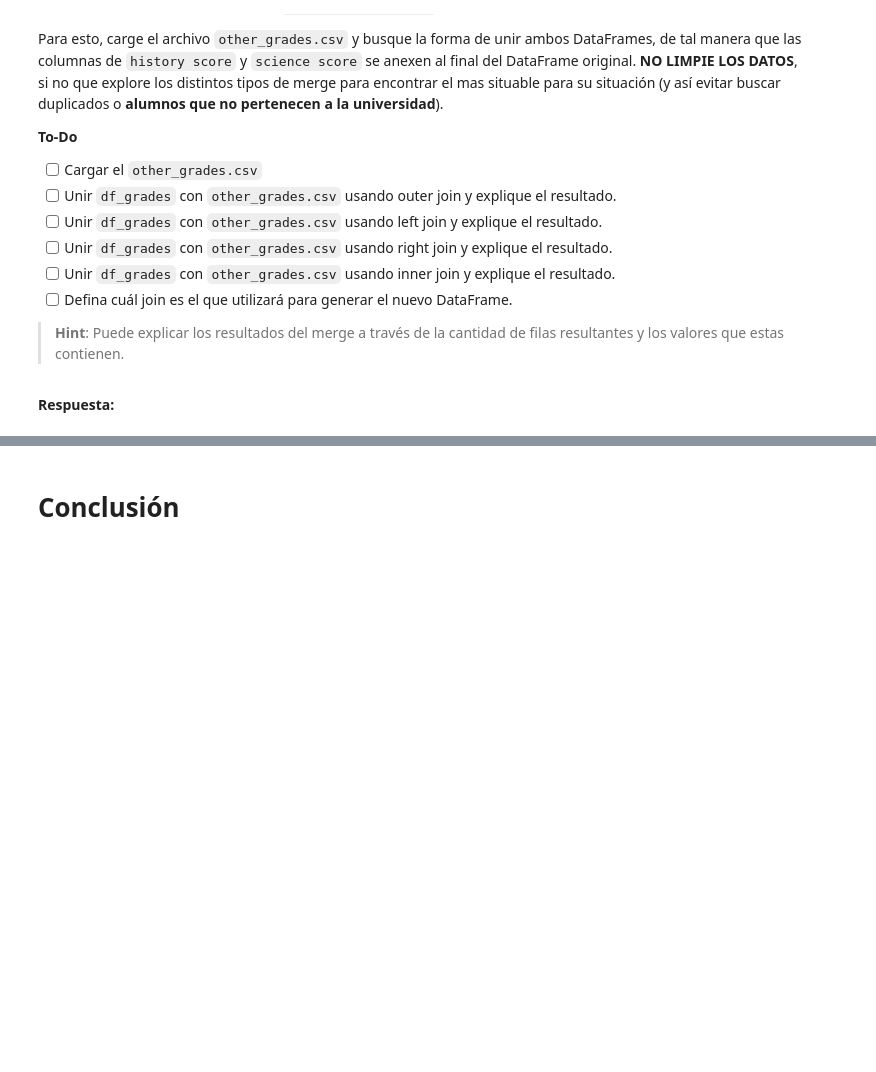
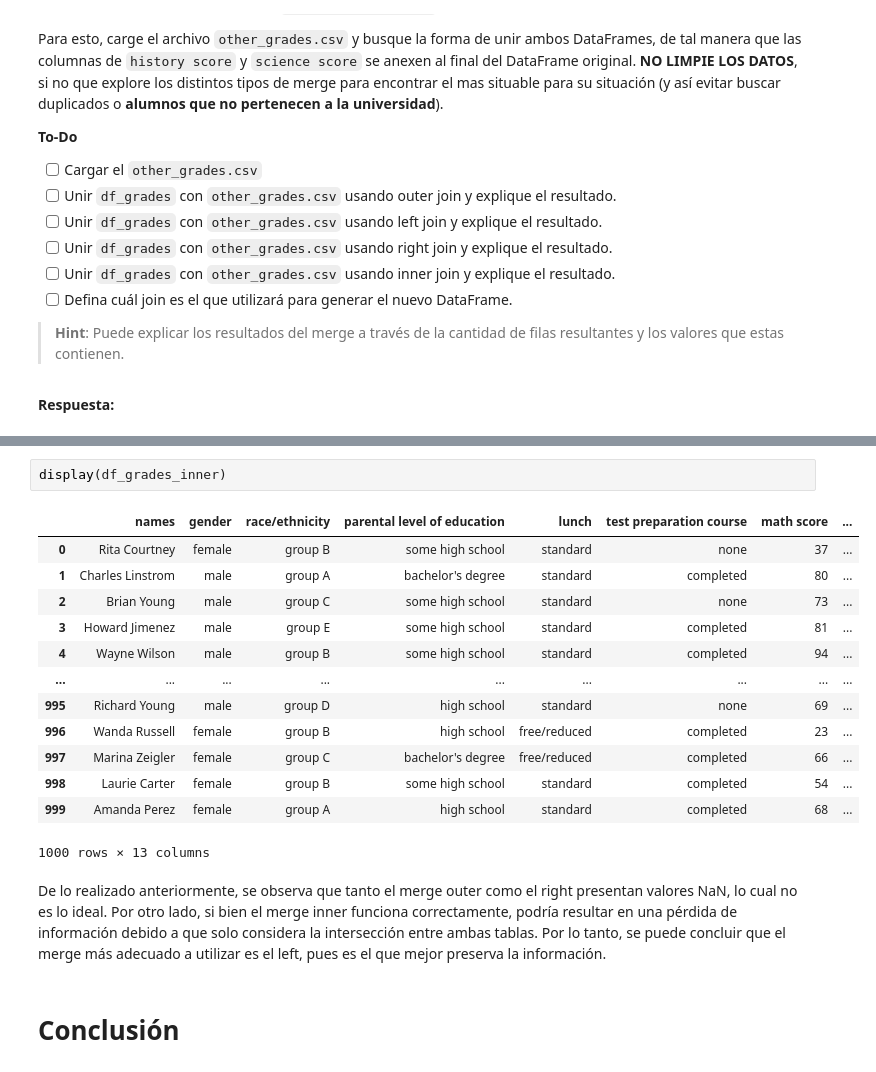
Before and after one commit to vazuniga1/Laboratorios, a Jupyter notebook: Lab3 - Pandas/Lab3.ipynb, the cells around one changed output, grey strips where cells are left out. Drawn from its saved outputs; the diff is of its cells as text; blank space fills up the shorter version.

```diff
--- a/Lab3 - Pandas/Lab3.ipynb
+++ b/Lab3 - Pandas/Lab3.ipynb
@@ -746,3 +792,21 @@ df_grades_inner = ...
+# %%
+display(df_grades_inner)
+# %% [output]
+|  | names | gender | race/ethnicity | parental level of education | lunch | test preparation course | math score | ... |
+| 0 | Rita Courtney | female | group B | some high school | standard | none | 37 | ... |
+| 1 | Charles Linstrom | male | group A | bachelor's degree | standard | completed | 80 | ... |
+| 2 | Brian Young | male | group C | some high school | standard | none | 73 | ... |
+| 3 | Howard Jimenez | male | group E | some high school | standard | completed | 81 | ... |
+| 4 | Wayne Wilson | male | group B | some high school | standard | completed | 94 | ... |
+| ... | ... | ... | ... | ... | ... | ... | ... | ... |
+| 995 | Richard Young | male | group D | high school | standard | none | 69 | ... |
+| 996 | Wanda Russell | female | group B | high school | free/reduced | completed | 23 | ... |
+| 997 | Marina Zeigler | female | group C | bachelor's degree | free/reduced | completed | 66 | ... |
+| 998 | Laurie Carter | female | group B | some high school | standard | completed | 54 | ... |
+| 999 | Amanda Perez | female | group A | high school | standard | completed | 68 | ... |
+1000 rows × 13 columns
+# %% [markdown]
+De lo realizado anteriormente, se observa que tanto el merge outer como el right presentan valores NaN, lo cual no es lo ideal. Por otro lado, si bien el merge inner funciona correctamente, podría resultar en una pérdida de información debido a que solo considera la intersección entre ambas tablas. Por lo tanto, se puede concluir que el merge más adecuado a utilizar es el left, pues es el que mejor preserva la información.
 # %% [markdown]
 # Conclusión
 # %% [markdown]
```
Also changed, not shown: parts of 6 cells of this notebook.
